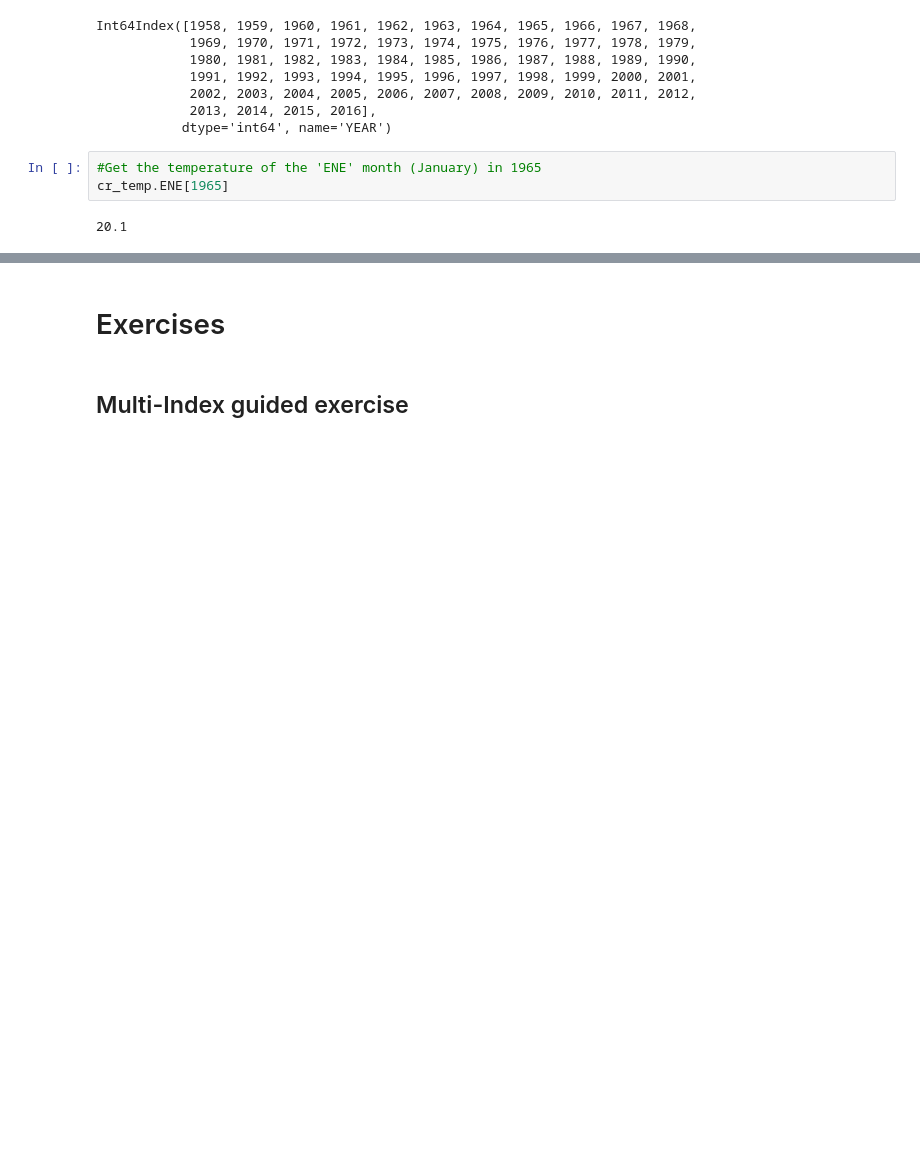
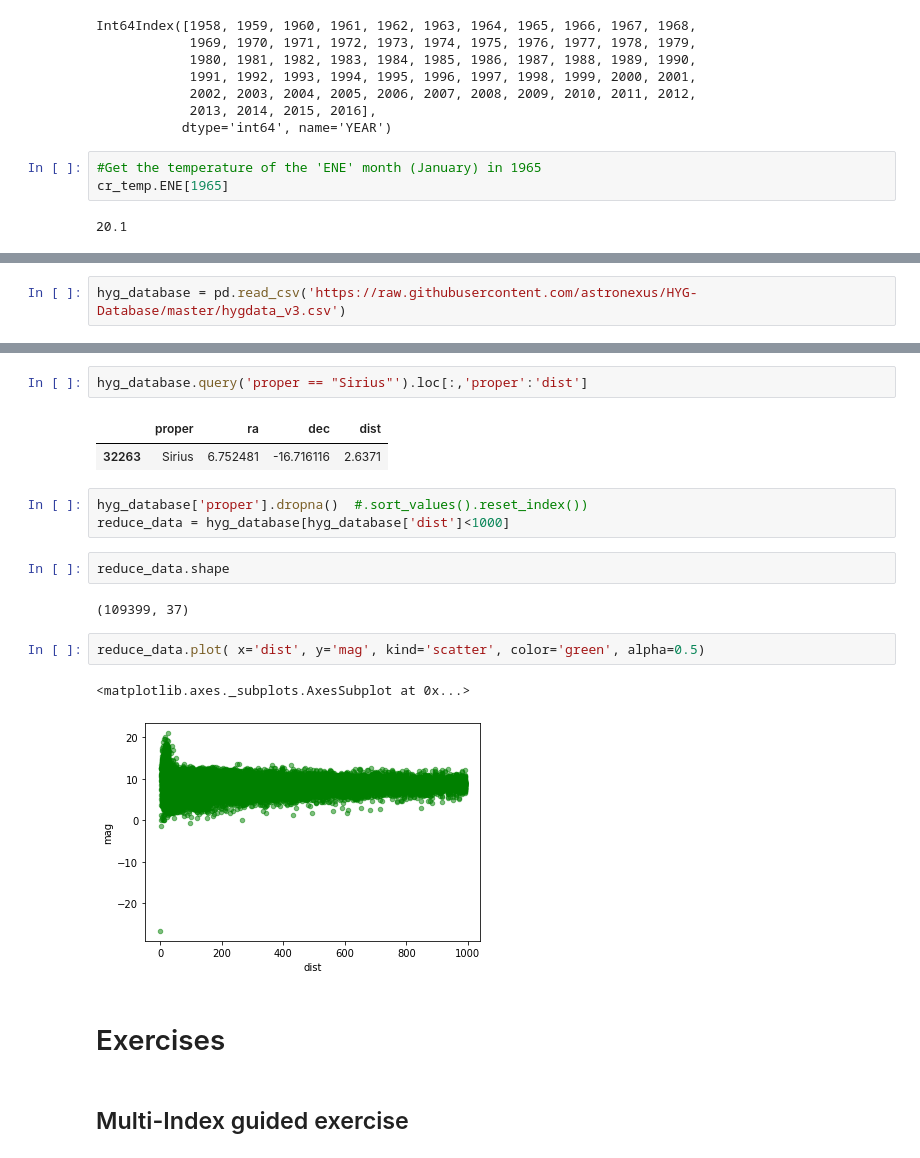
Before and after one commit to CosmoStat/Tutorials, a Jupyter notebook: Tutorial_2/Pandas-A.ipynb, the cells around one changed output, grey strips where cells are left out. Drawn from its saved outputs; the diff is of its cells as text; blank space fills up the shorter version.

```diff
--- a/Tutorial_2/Pandas-A.ipynb
+++ b/Tutorial_2/Pandas-A.ipynb
@@ -553,0 +558,2 @@ cr_temp.ENE[1965]
+# %%
+hyg_database = pd.read_csv('https://raw.githubusercontent.com/astronexus/HYG-Database/master/hygdata_v3.csv')
@@ -554,3 +639,20 @@ cr_temp.ENE[1965]
+# %%
+hyg_database.query('proper == "Sirius"').loc[:,'proper':'dist']
+# %% [output]
+|  | proper | ra | dec | dist |
+| 32263 | Sirius | 6.752481 | -16.716116 | 2.6371 |
+# %%
+hyg_database['proper'].dropna()  #.sort_values().reset_index())
+reduce_data = hyg_database[hyg_database['dist']<1000]
+# %%
+reduce_data.shape
+# %% [output]
+(109399, 37)
+# %%
+reduce_data.plot( x='dist', y='mag', kind='scatter', color='green', alpha=0.5)
+# %% [output]
+<matplotlib.axes._subplots.AxesSubplot at 0x...>
+[figure, added]
 # %% [markdown]
 # Exercises
 # %% [markdown]
```
Also changed, not shown: parts of 29 cells of this notebook, 1 other file.
